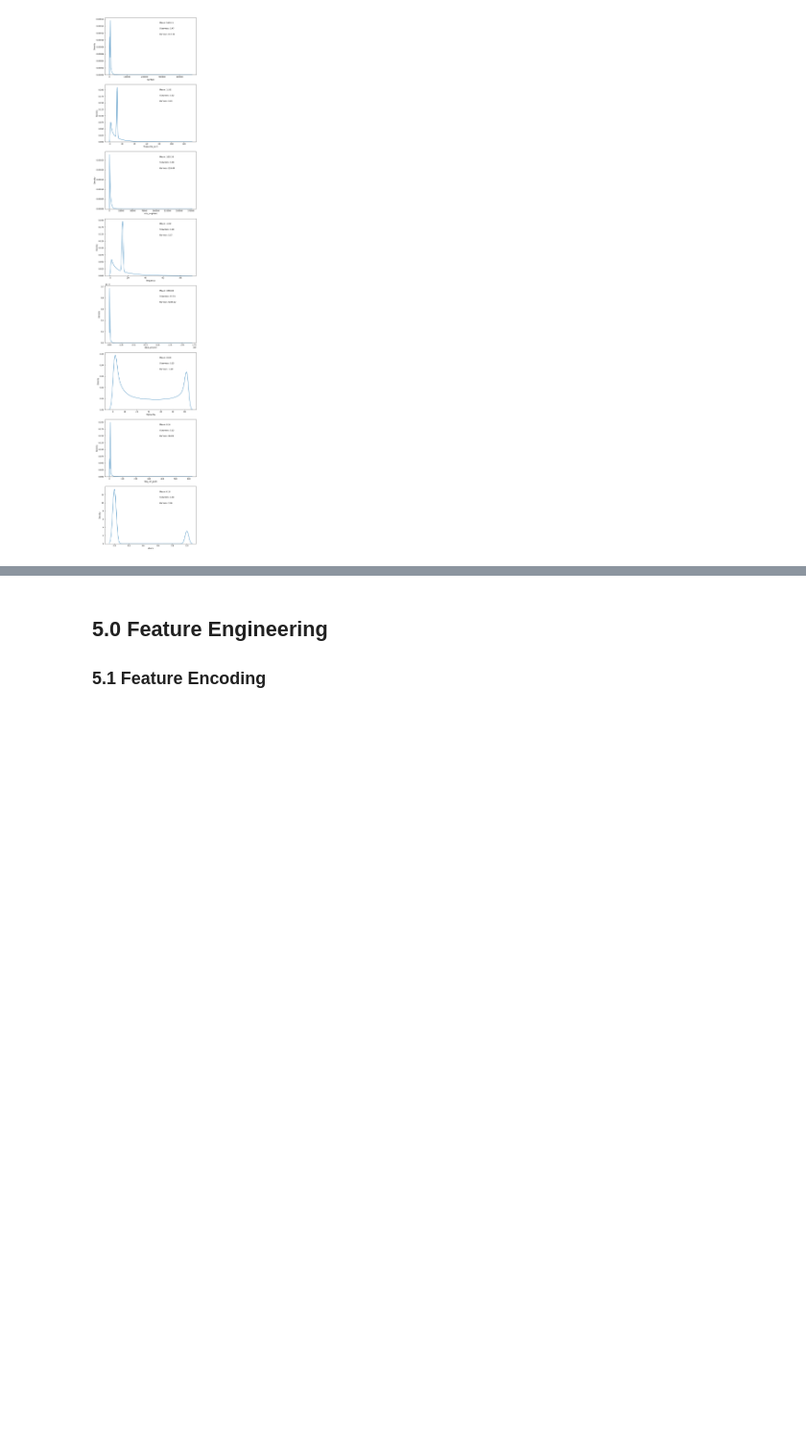
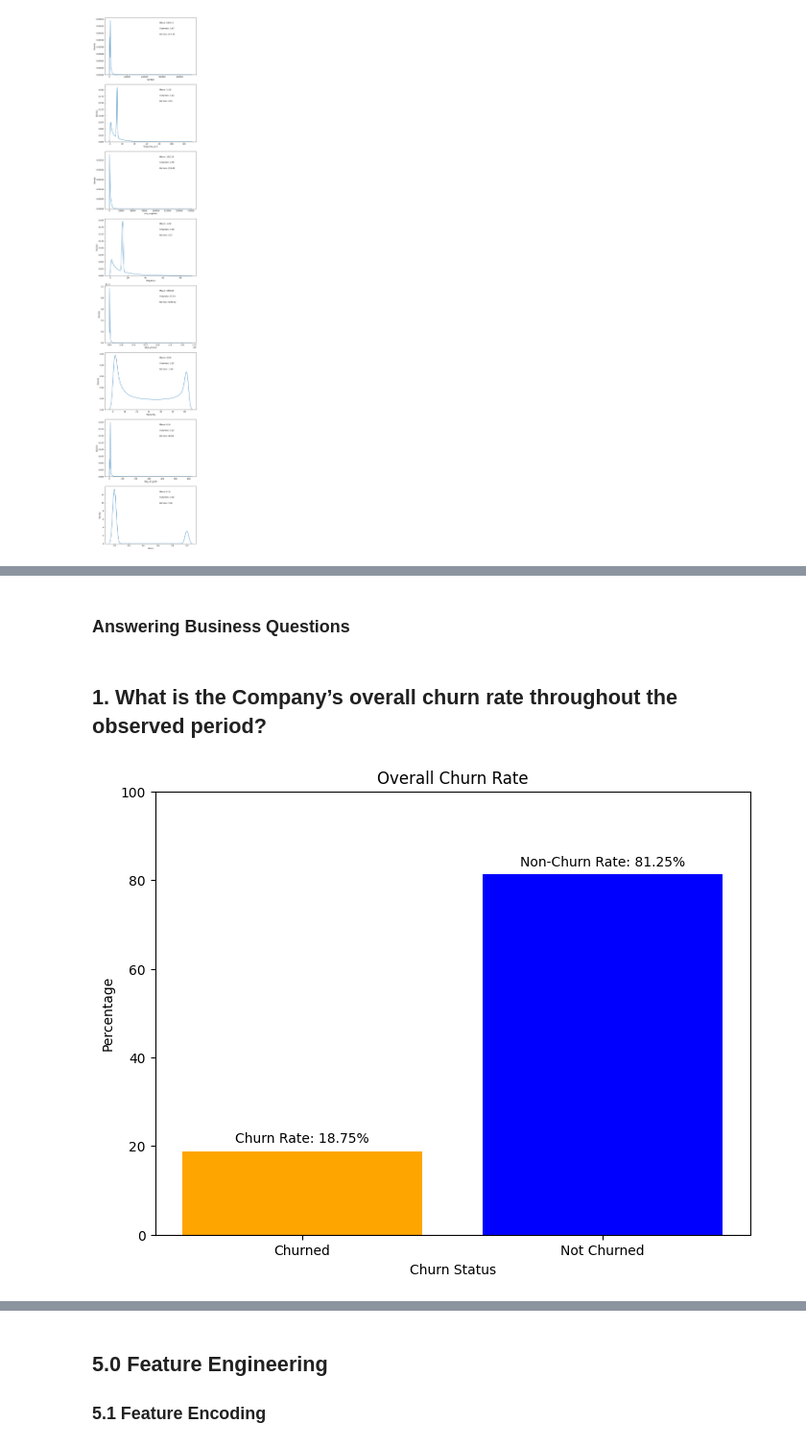
Before and after one commit to codedzifa/CAPSTONE, a Jupyter notebook: customer_churn_ML_pred.ipynb, the cells around one changed output, grey strips where cells are left out. Shown at 96% size. Cells and saved outputs as stored; diff of their text form; code cells hidden in the pictures; blank space fills up the shorter version.

```diff
--- a/customer_churn_ML_pred.ipynb
+++ b/customer_churn_ML_pred.ipynb
@@ -362,0 +427,21 @@ plt.show()
+# %% [markdown]
+### Answering Business Questions
+# %% [markdown]
+## 1. What is the Company’s overall churn rate throughout the observed period?
+# %%
+# Calculate the overall churn rate
+churn_rate = dataset['churn'].mean() * 100
+
+# Create a bar plot
+plt.figure(figsize=(8, 6))
+plt.bar(['Churned', 'Not Churned'], [churn_rate, 100 - churn_rate], color=['orange', 'blue'])
+plt.xlabel('Churn Status')
+plt.ylabel('Percentage')
+plt.title('Overall Churn Rate')
+plt.ylim(0, 100)
+plt.text(0, churn_rate + 2, f'Churn Rate: {churn_rate:.2f}%', ha='center')
+plt.text(1, 100 - churn_rate + 2, f'Non-Churn Rate: {100 - churn_rate:.2f}%', ha='center')
+
+plt.show()
+# %% [output]
+[figure, added]
```
Also changed, not shown: parts of 25 cells of this notebook, 1 other file.
